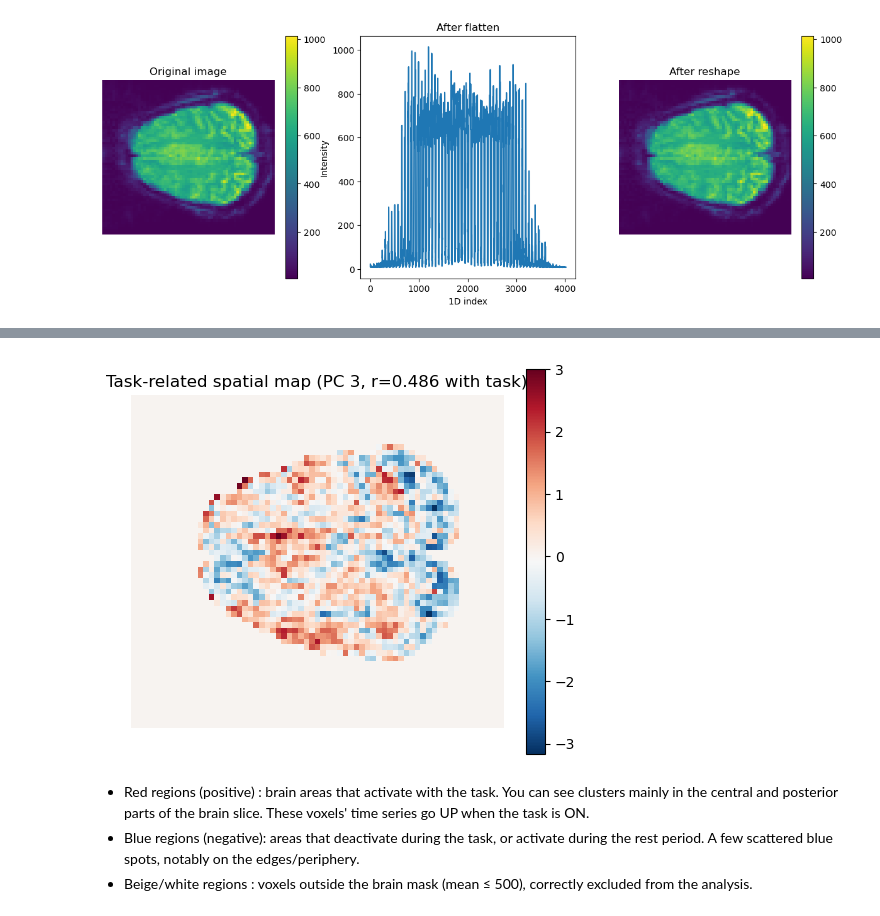
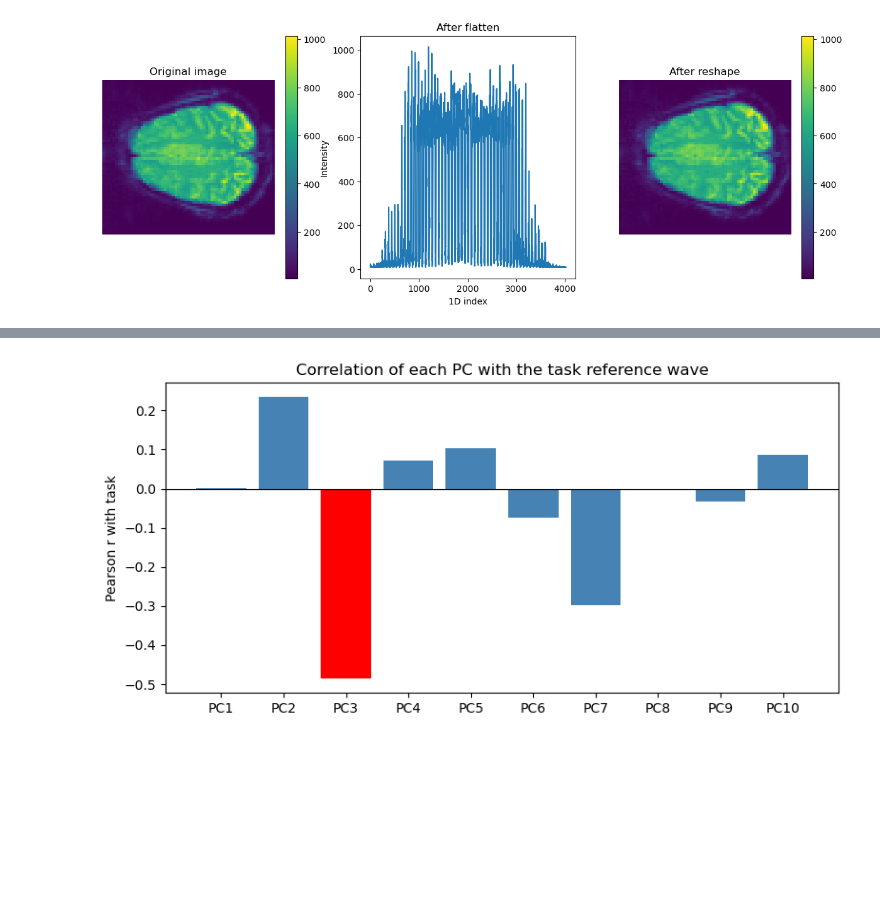
Before and after one commit to joachimdanbe/BrainDataA, a Jupyter notebook: pre.ipynb, the cells around one changed output, grey strips where cells are left out. Cells and saved outputs as stored; diff of their text form; code cells hidden in the pictures; blank space fills up the shorter version.

```diff
--- a/pre.ipynb
+++ b/pre.ipynb
@@ -245,6 +239,0 @@ PC 10 - r = 0.085, p = 0.3133
-# %%
-from scipy.stats import pearsonr
-
-for i in range(n_components):
-    r, p = pearsonr(pca.components_[i], refwav)
-    print("PC {} – correlation with task: r={:.3f}, p={:.4f}".format(i+1, r, p))
@@ -263,21 +240,15 @@ PC 5 – correlation with task: r=0.103, p=0.2182
-# %%
-task_component = -pca.components_[2]
-task_spatial    = -scores[:, 2]
-
-spatial_map_flat = np.zeros(Nx * Ny)
-spatial_map_flat[mask] = task_spatial
-task_map = spatial_map_flat.reshape(Nx, Ny)
-
-plt.figure(figsize=(6, 5))
-plt.imshow(task_map, cmap='RdBu_r')
-plt.colorbar()
-plt.title("Task-related spatial map (PC 3, r=0.486 with task)")
-plt.axis('off')
-plt.savefig("task_map.png")
-plt.show()
-# %% [output]
-[figure, removed]
-# %% [markdown]
-- Red regions (positive) : brain areas that activate with the task. You can see clusters mainly in the central and posterior parts of the brain slice. These voxels' time series go UP when the task is ON.
-- Blue regions (negative): areas that deactivate during the task, or activate during the rest period. A few scattered blue spots, notably on the edges/periphery.
-- Beige/white regions : voxels outside the brain mask (mean ≤ 500), correctly excluded from the analysis.
+# %%
+correlations = [pearsonr(pca.components_[i], refwav)[0] for i in range(n_components)]
+
+plt.figure(figsize=(8, 4))
+colors = ['red' if abs(r) == max(abs(c) for c in correlations) else 'steelblue'
+          for r in correlations]
+plt.bar(["PC{}".format(i+1) for i in range(n_components)], correlations, color=colors)
+plt.axhline(0, color='black', linewidth=0.8)
+plt.ylabel("Pearson r with task")
+plt.title("Correlation of each PC with the task reference wave")
+plt.tight_layout()
+plt.savefig("correlation_bar.png")
+plt.show()
+# %% [output]
+[figure, added]
```
Also changed, not shown: parts of 4 cells of this notebook.
